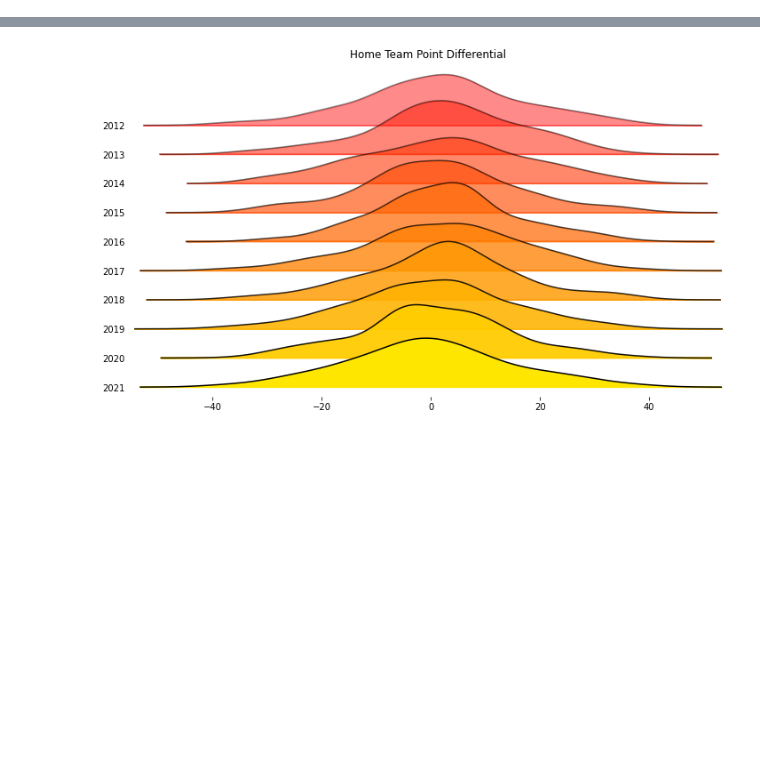
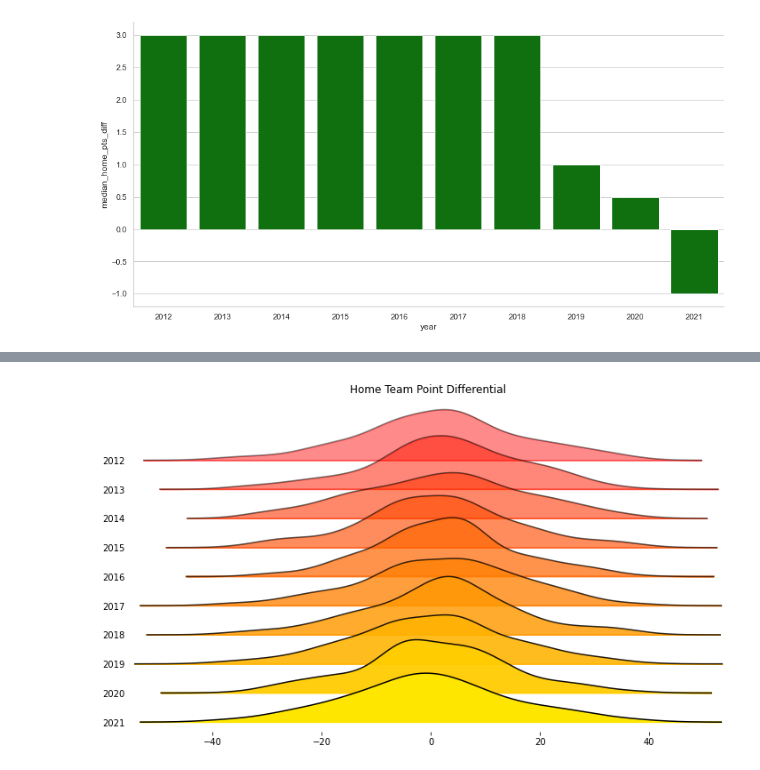
Before and after one commit to mtodisco10/sports-analytics, a Jupyter notebook: home-field-advantage/home_field_advantage.ipynb, the cells around one changed output, grey strips where cells are left out. Saved outputs shown, nothing was run; the diff lists cells and outputs as text; code cells hidden in the pictures; blank space fills up the shorter version.

```diff
--- a/home-field-advantage/home_field_advantage.ipynb
+++ b/home-field-advantage/home_field_advantage.ipynb
@@ -10,0 +59,5 @@ scores['year'] = pd.to_datetime(scores.date).dt.year
+# %%
+sns.barplot(data=score_agg_by_year, x='year', y='median_home_pts_diff', color='green')
+sns.despine();
+# %% [output]
+[figure, added]
```
Also changed, not shown: parts of 8 cells of this notebook.
